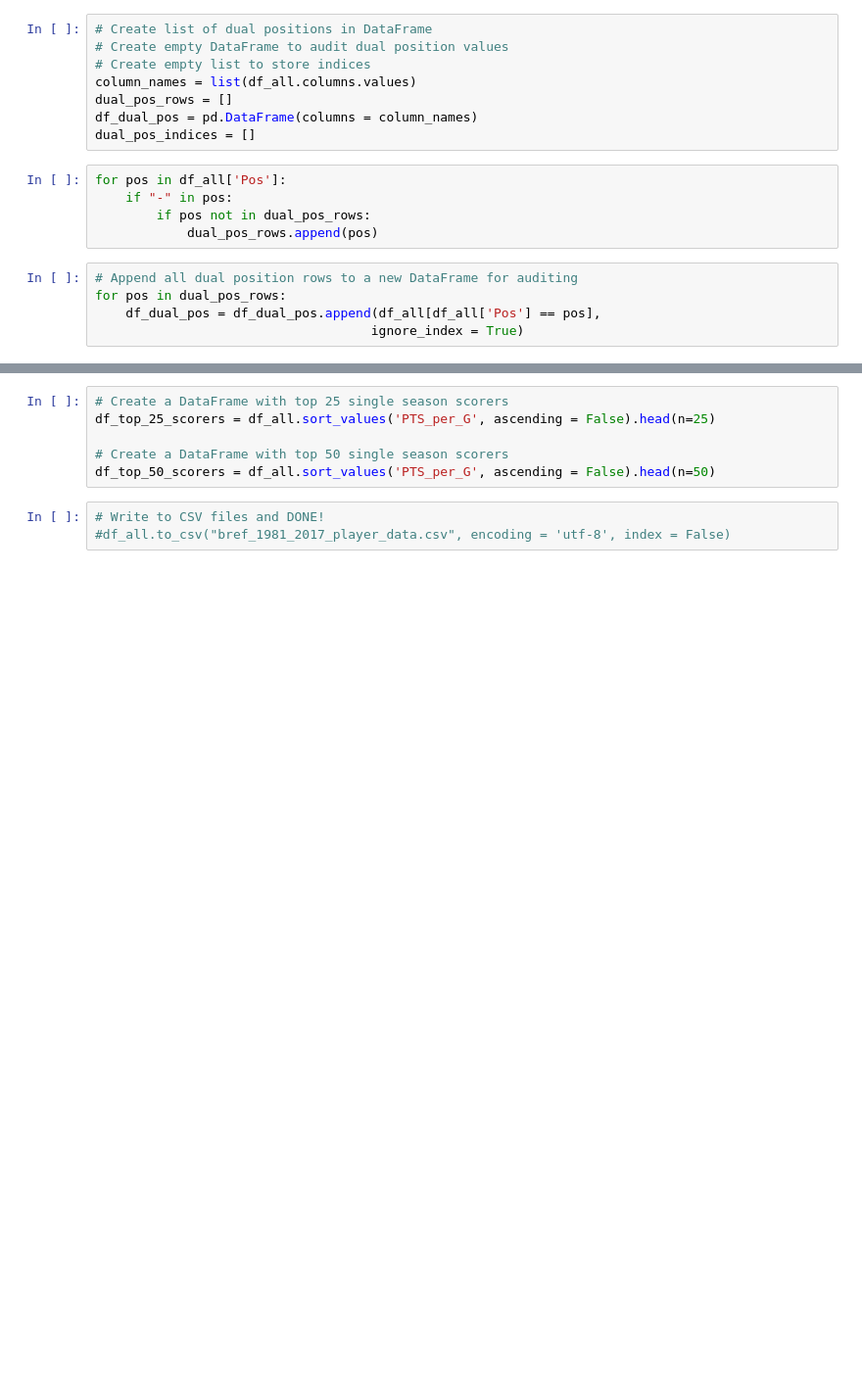
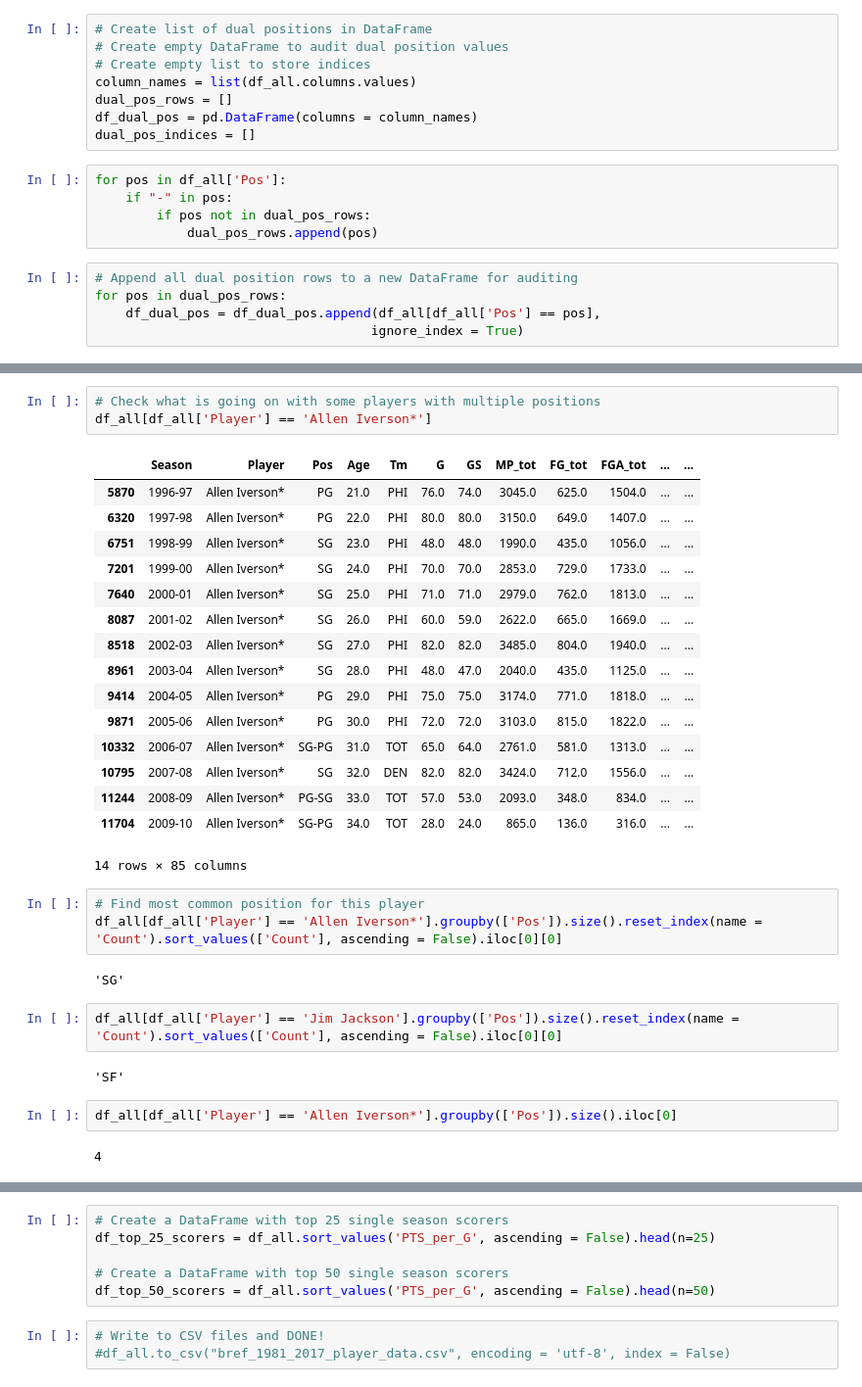
Before and after one commit to SpecCRA/nba_data_scrapers, a Jupyter notebook: bref_player_stats_scraper.ipynb, the cells around one changed output, grey strips where cells are left out. Shown at 98% size. Saved outputs shown, nothing was run; the diff lists cells and outputs as text; blank space fills up the shorter version.

Commit message:
Finshed auditing code, figuring out position cleaning code

```diff
--- a/bref_player_stats_scraper.ipynb
+++ b/bref_player_stats_scraper.ipynb
@@ -577,0 +561,33 @@ print(len(df_dual_pos))
+# %%
+# Check what is going on with some players with multiple positions
+df_all[df_all['Player'] == 'Allen Iverson*']
+# %% [output]
+|  | Season | Player | Pos | Age | Tm | G | GS | MP_tot | FG_tot | FGA_tot | ... | ... |
+| 5870 | 1996-97 | Allen Iverson* | PG | 21.0 | PHI | 76.0 | 74.0 | 3045.0 | 625.0 | 1504.0 | ... | ... |
+| 6320 | 1997-98 | Allen Iverson* | PG | 22.0 | PHI | 80.0 | 80.0 | 3150.0 | 649.0 | 1407.0 | ... | ... |
+| 6751 | 1998-99 | Allen Iverson* | SG | 23.0 | PHI | 48.0 | 48.0 | 1990.0 | 435.0 | 1056.0 | ... | ... |
+| 7201 | 1999-00 | Allen Iverson* | SG | 24.0 | PHI | 70.0 | 70.0 | 2853.0 | 729.0 | 1733.0 | ... | ... |
+| 7640 | 2000-01 | Allen Iverson* | SG | 25.0 | PHI | 71.0 | 71.0 | 2979.0 | 762.0 | 1813.0 | ... | ... |
+| 8087 | 2001-02 | Allen Iverson* | SG | 26.0 | PHI | 60.0 | 59.0 | 2622.0 | 665.0 | 1669.0 | ... | ... |
+| 8518 | 2002-03 | Allen Iverson* | SG | 27.0 | PHI | 82.0 | 82.0 | 3485.0 | 804.0 | 1940.0 | ... | ... |
+| 8961 | 2003-04 | Allen Iverson* | SG | 28.0 | PHI | 48.0 | 47.0 | 2040.0 | 435.0 | 1125.0 | ... | ... |
+| 9414 | 2004-05 | Allen Iverson* | PG | 29.0 | PHI | 75.0 | 75.0 | 3174.0 | 771.0 | 1818.0 | ... | ... |
+| 9871 | 2005-06 | Allen Iverson* | PG | 30.0 | PHI | 72.0 | 72.0 | 3103.0 | 815.0 | 1822.0 | ... | ... |
+| 10332 | 2006-07 | Allen Iverson* | SG-PG | 31.0 | TOT | 65.0 | 64.0 | 2761.0 | 581.0 | 1313.0 | ... | ... |
+| 10795 | 2007-08 | Allen Iverson* | SG | 32.0 | DEN | 82.0 | 82.0 | 3424.0 | 712.0 | 1556.0 | ... | ... |
+| 11244 | 2008-09 | Allen Iverson* | PG-SG | 33.0 | TOT | 57.0 | 53.0 | 2093.0 | 348.0 | 834.0 | ... | ... |
+| 11704 | 2009-10 | Allen Iverson* | SG-PG | 34.0 | TOT | 28.0 | 24.0 | 865.0 | 136.0 | 316.0 | ... | ... |
+14 rows × 85 columns
+# %%
+# Find most common position for this player
+df_all[df_all['Player'] == 'Allen Iverson*'].groupby(['Pos']).size().reset_index(name = 'Count').sort_values(['Count'], ascending = False).iloc[0][0]
+# %% [output]
+'SG'
+# %%
+df_all[df_all['Player'] == 'Jim Jackson'].groupby(['Pos']).size().reset_index(name = 'Count').sort_values(['Count'], ascending = False).iloc[0][0]
+# %% [output]
+'SF'
+# %%
+df_all[df_all['Player'] == 'Allen Iverson*'].groupby(['Pos']).size().iloc[0]
+# %% [output]
+4
```
Also changed, not shown: parts of 10 cells of this notebook.
